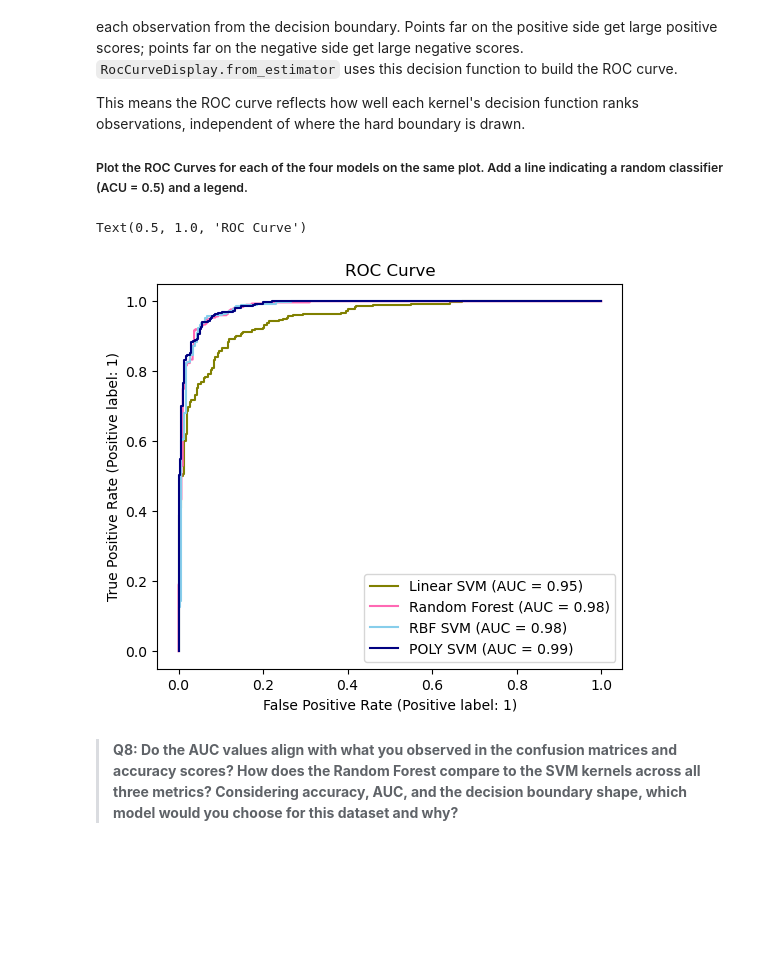
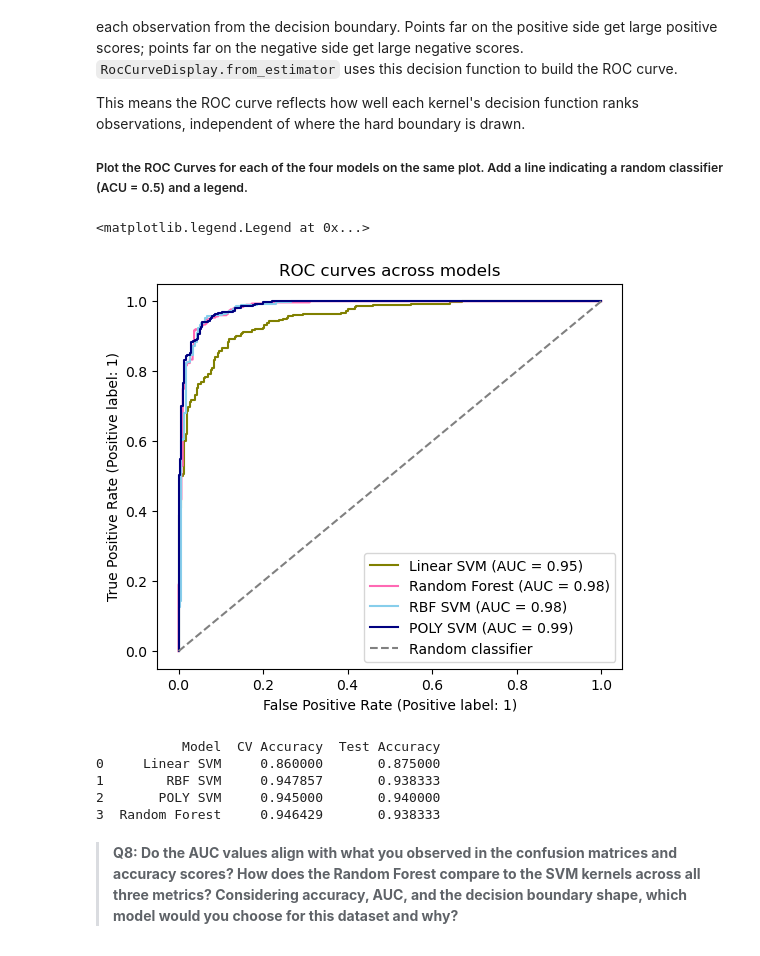
Before and after one commit to sofiiir/eds232-labs, a Jupyter notebook: week8/lab8.ipynb, the cells around one changed output. Saved outputs shown, nothing was run; the diff lists cells and outputs as text; code cells hidden in the pictures; blank space fills up the shorter version.

```diff
--- a/week8/lab8.ipynb
+++ b/week8/lab8.ipynb
@@ -516,16 +487,30 @@ This means the ROC curve reflects how well each kernel's decision function ranks
 ##### Plot the ROC Curves for each of the four models on the same plot. Add a line indicating a random classifier (ACU = 0.5) and a legend.
 # %%
 fig, ax = plt.subplots(figsize = (6,5))
+
 RocCurveDisplay.from_estimator(svc_best, X_test_scaled, y_test, name = "Linear SVM", ax = ax, color = "olive")
 RocCurveDisplay.from_estimator(best_rf, X_test_scaled, y_test, name = "Random Forest", ax = ax, color = "hotpink")
 RocCurveDisplay.from_estimator(rbf_best, X_test_scaled, y_test, name = "RBF SVM", ax = ax, color = "skyblue")
 RocCurveDisplay.from_estimator(poly_best, X_test_scaled, y_test, name = "POLY SVM", ax = ax, color = "navy")
-ax.set_title('ROC Curve')
 
-
-## ADD TITLE AND RANCOM CLASSIFIER LINE
+# add random classifier line
+ax.plot([0, 1], [0, 1], color = 'grey', linestyle = '--', label = 'Random classifier')
+ax.set_title('ROC curves across models')
+ax.legend()
 # %% [output]
-Text(0.5, 1.0, 'ROC Curve')
+<matplotlib.legend.Legend at 0x...>
-[figure, old version]
+[figure, new version]
+# %%
+accuracy_table = pd.DataFrame({'Model' : ['Linear SVM', 'RBF SVM', 'POLY SVM', 'Random Forest'],
+                               'CV Accuracy' : [grid_linear.best_score_, grid_rbf.best_score_, grid_poly.best_score_, grid_rf.best_score_],
+                               'Test Accuracy' : [svc_best_acc, rbf_best_acc, poly_best_acc, test_acc_rf]})
+
+print(accuracy_table)
+# %% [output]
+           Model  CV Accuracy  Test Accuracy
+0     Linear SVM     0.860000       0.875000
+1        RBF SVM     0.947857       0.938333
+2       POLY SVM     0.945000       0.940000
+3  Random Forest     0.946429       0.938333
 # %% [markdown]
 > **Q8: Do the AUC values align with what you observed in the confusion matrices and accuracy scores? How does the Random Forest compare to the SVM kernels across all three metrics? Considering accuracy, AUC, and the decision boundary shape, which model would you choose for this dataset and why?**
```
Also changed, not shown: parts of 17 cells of this notebook.
